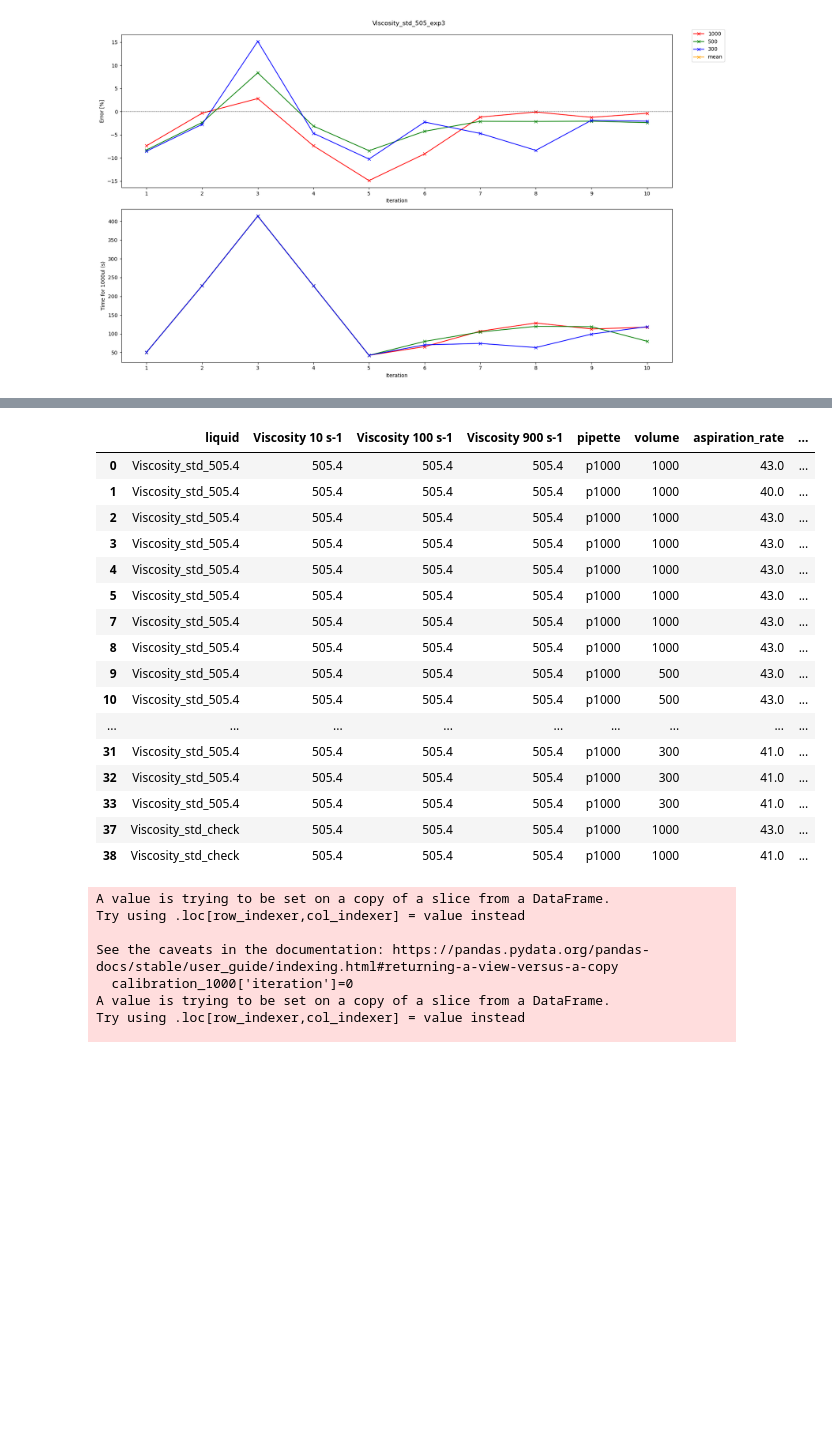
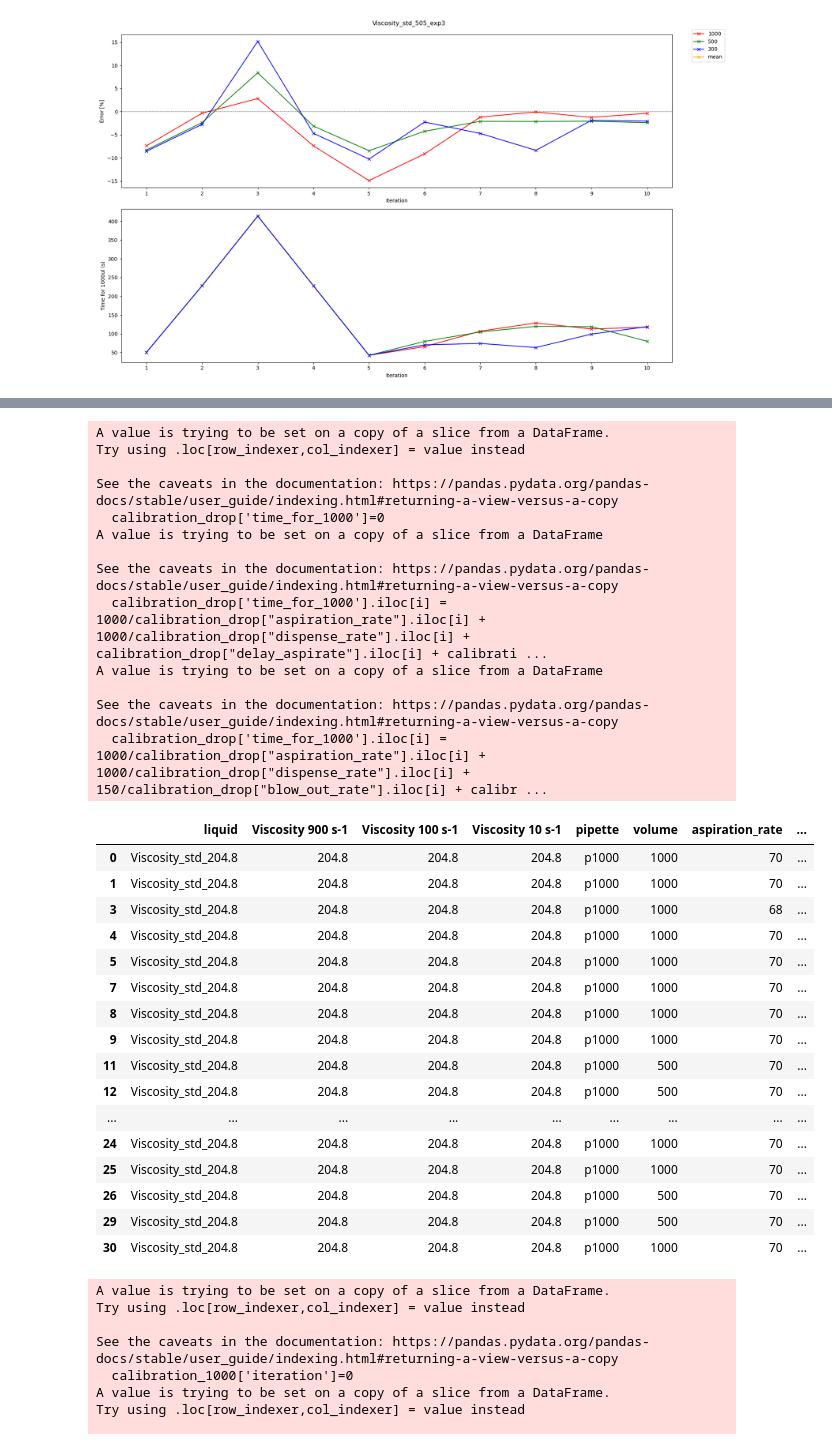
Before and after one commit to Quijanove/viscosity_liquid_transfer_Pablo, a Jupyter notebook: Opentrons_experiments/BOTorch_optimization/Opentrons_csv/Data_plotting_code_from_sartorious_Streamlined_Exp2.ipynb, the cells around one changed output, grey strips where cells are left out. Drawn from its saved outputs; the diff is of its cells as text; code cells hidden in the pictures; blank space fills up the shorter version.

```diff
--- a/Opentrons_experiments/BOTorch_optimization/Opentrons_csv/Data_plotting_code_from_sartorious_Streamlined_Exp2.ipynb
+++ b/Opentrons_experiments/BOTorch_optimization/Opentrons_csv/Data_plotting_code_from_sartorious_Streamlined_Exp2.ipynb
@@ -8,10 +8,10 @@ import numpy as np
 import os
 
 # Importing files
-std = '505'
+std = '204'
 folder = (r"C:\Users\Shivam\Documents\GitHub\viscosity_liquid_transfer_Pablo\Opentrons_experiments\BOTorch_optimization\VS_code_csv")
 
-df_cal = pd.read_csv(folder+r'/Viscosity_std_'+std+'_3_vol_opt_duplicate_unused.csv')
+df_cal = pd.read_csv(folder+r'/Viscosity_std_'+std+'_3_vol_opt.csv')
 
 df_cal.dtypes
 # %% [output]
@@ -30,9 +30,14 @@ acq_value          float64
 dtype: object
 # %%
 # Calculate time for 1000ul
-df_cal['time_for_1000'] = 1000/df_cal["aspiration_rate"] + 1000/df_cal["dispense_rate"] + df_cal["delay_aspirate"] + df_cal["delay_dispense"] + df_cal["delay_blow_out"]
-print(df_cal.head())
+df_cal['time_for_1000'] = 0
+for i in range(len(df_cal)):
+    if (df_cal['blow_out_rate'].iloc[i])<=0:
+        df_cal['time_for_1000'].iloc[i] = 1000/df_cal["aspiration_rate"].iloc[i] + 1000/df_cal["dispense_rate"].iloc[i] + df_cal["delay_aspirate"].iloc[i] + df_cal["delay_dispense"].iloc[i] + df_cal["delay_blow_out"].iloc[i]
+    else:
+        df_cal['time_for_1000'].iloc[i] = 1000/df_cal["aspiration_rate"].iloc[i] + 1000/df_cal["dispense_rate"].iloc[i] + 150/df_cal["blow_out_rate"].iloc[i] + df_cal["delay_aspirate"].iloc[i] + df_cal["delay_dispense"].iloc[i] + df_cal["delay_blow_out"].iloc[i]
+df_cal
 # Getting unique values of time in a numpy array
-TM = df_cal['time_for_1000'].unique()
-TM
+#TM = df_cal['time_for_1000'].unique()
+#TM
 # %% [output]
@@ -217,6 +218,13 @@ folder2 = (r"C:\Users\Shivam\Documents\GitHub\viscosity_liquid_transfer_Pablo\St
 df_calibrations = pd.read_csv(folder2+r'/Viscosity_std_'+std+'.csv')
 
 calibration_drop=df_calibrations.drop_duplicates(subset=["volume","aspiration_rate","dispense_rate","blow_out_rate","delay_aspirate","delay_dispense","delay_blow_out","touch_tip_aspirate","touch_tip_dispense"], keep='first')
-calibration_drop['time_for_1000'] = 1000/calibration_drop["aspiration_rate"] + 1000/calibration_drop["dispense_rate"] + calibration_drop["delay_aspirate"] + calibration_drop["delay_dispense"] + calibration_drop["delay_blow_out"]
+calibration_drop['time_for_1000']=0
+for i in range(len(calibration_drop)):
+    if (calibration_drop['blow_out_rate'].iloc[i])<=0:
+        print('happy')
+        calibration_drop['time_for_1000'].iloc[i] = 1000/calibration_drop["aspiration_rate"].iloc[i] + 1000/calibration_drop["dispense_rate"].iloc[i] + calibration_drop["delay_aspirate"].iloc[i] + calibration_drop["delay_dispense"].iloc[i] + calibration_drop["delay_blow_out"].iloc[i]
+    else:
+        print('sad')
+        calibration_drop['time_for_1000'].iloc[i] = 1000/calibration_drop["aspiration_rate"].iloc[i] + 1000/calibration_drop["dispense_rate"].iloc[i] + 150/calibration_drop["blow_out_rate"].iloc[i] + calibration_drop["delay_aspirate"].iloc[i] + calibration_drop["delay_dispense"].iloc[i] + calibration_drop["delay_blow_out"].iloc[i]
 calibration_drop
 # %% [output]
@@ -228,20 +248,33 @@ See the caveats in the documentation: https://pandas.pydata.org/pandas-docs/stab
+A value is trying to be set on a copy of a slice from a DataFrame.
+Try using .loc[row_indexer,col_indexer] = value instead
+
+See the caveats in the documentation: https://pandas.pydata.org/pandas-docs/stable/user_guide/indexing.html#returning-a-view-versus-a-copy
+  calibration_drop['time_for_1000']=0
+A value is trying to be set on a copy of a slice from a DataFrame
+
+See the caveats in the documentation: https://pandas.pydata.org/pandas-docs/stable/user_guide/indexing.html#returning-a-view-versus-a-copy
+  calibration_drop['time_for_1000'].iloc[i] = 1000/calibration_drop["aspiration_rate"].iloc[i] + 1000/calibration_drop["dispense_rate"].iloc[i] + calibration_drop["delay_aspirate"].iloc[i] + calibrati ...
+A value is trying to be set on a copy of a slice from a DataFrame
+
+See the caveats in the documentation: https://pandas.pydata.org/pandas-docs/stable/user_guide/indexing.html#returning-a-view-versus-a-copy
+  calibration_drop['time_for_1000'].iloc[i] = 1000/calibration_drop["aspiration_rate"].iloc[i] + 1000/calibration_drop["dispense_rate"].iloc[i] + 150/calibration_drop["blow_out_rate"].iloc[i] + calibr ...
-|  | liquid | Viscosity 10 s-1 | Viscosity 100 s-1 | Viscosity 900 s-1 | pipette | volume | aspiration_rate | ... |
-| 0 | Viscosity_std_505.4 | 505.4 | 505.4 | 505.4 | p1000 | 1000 | 43.0 | ... |
-| 1 | Viscosity_std_505.4 | 505.4 | 505.4 | 505.4 | p1000 | 1000 | 40.0 | ... |
-| 2 | Viscosity_std_505.4 | 505.4 | 505.4 | 505.4 | p1000 | 1000 | 43.0 | ... |
-| 3 | Viscosity_std_505.4 | 505.4 | 505.4 | 505.4 | p1000 | 1000 | 43.0 | ... |
-| 4 | Viscosity_std_505.4 | 505.4 | 505.4 | 505.4 | p1000 | 1000 | 43.0 | ... |
-| 5 | Viscosity_std_505.4 | 505.4 | 505.4 | 505.4 | p1000 | 1000 | 43.0 | ... |
-| 7 | Viscosity_std_505.4 | 505.4 | 505.4 | 505.4 | p1000 | 1000 | 43.0 | ... |
-| 8 | Viscosity_std_505.4 | 505.4 | 505.4 | 505.4 | p1000 | 1000 | 43.0 | ... |
-| 9 | Viscosity_std_505.4 | 505.4 | 505.4 | 505.4 | p1000 | 500 | 43.0 | ... |
-| 10 | Viscosity_std_505.4 | 505.4 | 505.4 | 505.4 | p1000 | 500 | 43.0 | ... |
+|  | liquid | Viscosity 900 s-1 | Viscosity 100 s-1 | Viscosity 10 s-1 | pipette | volume | aspiration_rate | ... |
+| 0 | Viscosity_std_204.8 | 204.8 | 204.8 | 204.8 | p1000 | 1000 | 70 | ... |
+| 1 | Viscosity_std_204.8 | 204.8 | 204.8 | 204.8 | p1000 | 1000 | 70 | ... |
+| 3 | Viscosity_std_204.8 | 204.8 | 204.8 | 204.8 | p1000 | 1000 | 68 | ... |
+| 4 | Viscosity_std_204.8 | 204.8 | 204.8 | 204.8 | p1000 | 1000 | 70 | ... |
+| 5 | Viscosity_std_204.8 | 204.8 | 204.8 | 204.8 | p1000 | 1000 | 70 | ... |
+| 7 | Viscosity_std_204.8 | 204.8 | 204.8 | 204.8 | p1000 | 1000 | 70 | ... |
+| 8 | Viscosity_std_204.8 | 204.8 | 204.8 | 204.8 | p1000 | 1000 | 70 | ... |
+| 9 | Viscosity_std_204.8 | 204.8 | 204.8 | 204.8 | p1000 | 1000 | 70 | ... |
+| 11 | Viscosity_std_204.8 | 204.8 | 204.8 | 204.8 | p1000 | 500 | 70 | ... |
+| 12 | Viscosity_std_204.8 | 204.8 | 204.8 | 204.8 | p1000 | 500 | 70 | ... |
 | ... | ... | ... | ... | ... | ... | ... | ... | ... |
-| 31 | Viscosity_std_505.4 | 505.4 | 505.4 | 505.4 | p1000 | 300 | 41.0 | ... |
-| 32 | Viscosity_std_505.4 | 505.4 | 505.4 | 505.4 | p1000 | 300 | 41.0 | ... |
-| 33 | Viscosity_std_505.4 | 505.4 | 505.4 | 505.4 | p1000 | 300 | 41.0 | ... |
-| 37 | Viscosity_std_check | 505.4 | 505.4 | 505.4 | p1000 | 1000 | 43.0 | ... |
-| 38 | Viscosity_std_check | 505.4 | 505.4 | 505.4 | p1000 | 1000 | 41.0 | ... |
+| 24 | Viscosity_std_204.8 | 204.8 | 204.8 | 204.8 | p1000 | 1000 | 70 | ... |
+| 25 | Viscosity_std_204.8 | 204.8 | 204.8 | 204.8 | p1000 | 1000 | 70 | ... |
+| 26 | Viscosity_std_204.8 | 204.8 | 204.8 | 204.8 | p1000 | 500 | 70 | ... |
+| 29 | Viscosity_std_204.8 | 204.8 | 204.8 | 204.8 | p1000 | 500 | 70 | ... |
+| 30 | Viscosity_std_204.8 | 204.8 | 204.8 | 204.8 | p1000 | 1000 | 70 | ... |
 # %%
 calibration_1000 = calibration_drop.loc[(calibration_drop['volume'] == 1000)]
 calibration_500 = calibration_drop.loc[(calibration_drop['volume'] == 500)]
```
Also changed, not shown: parts of 7 cells of this notebook.
